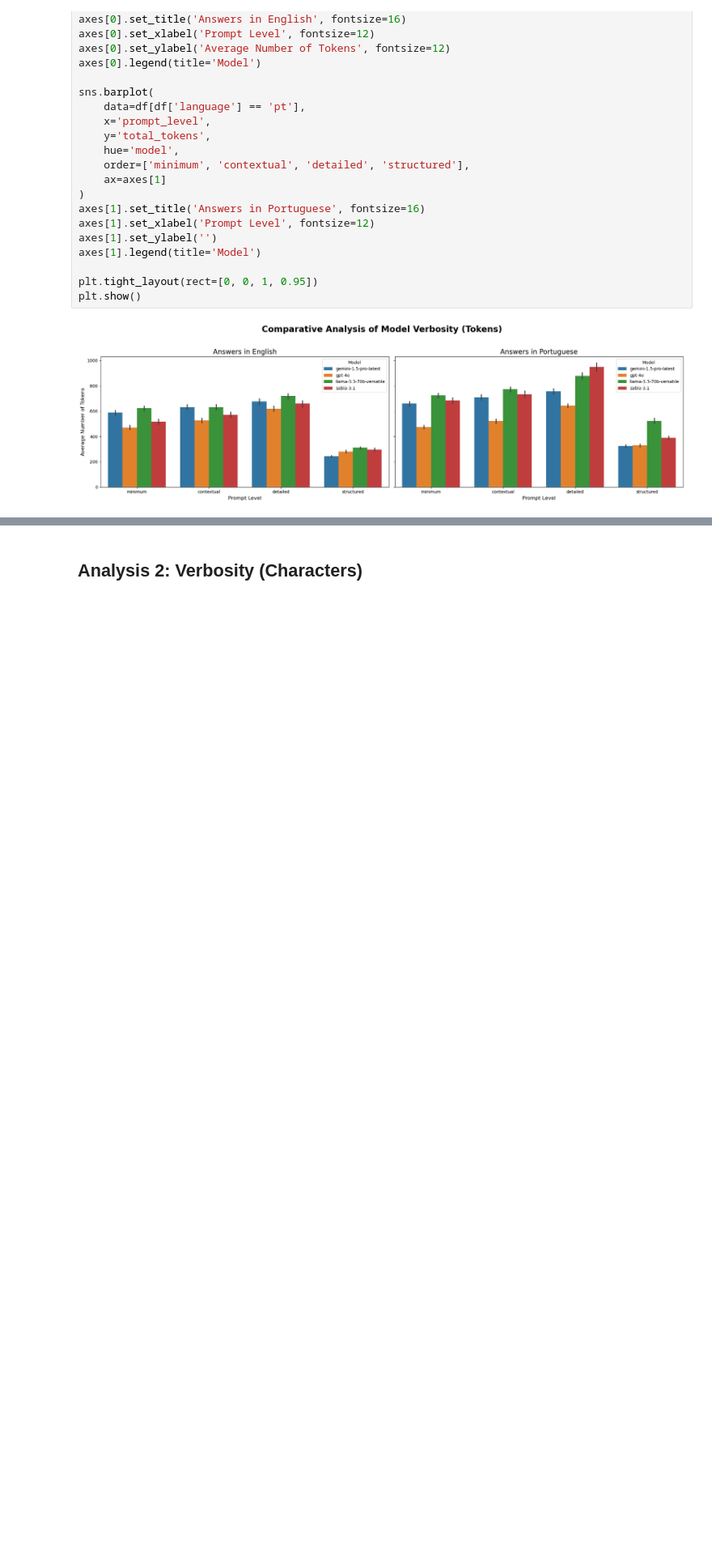
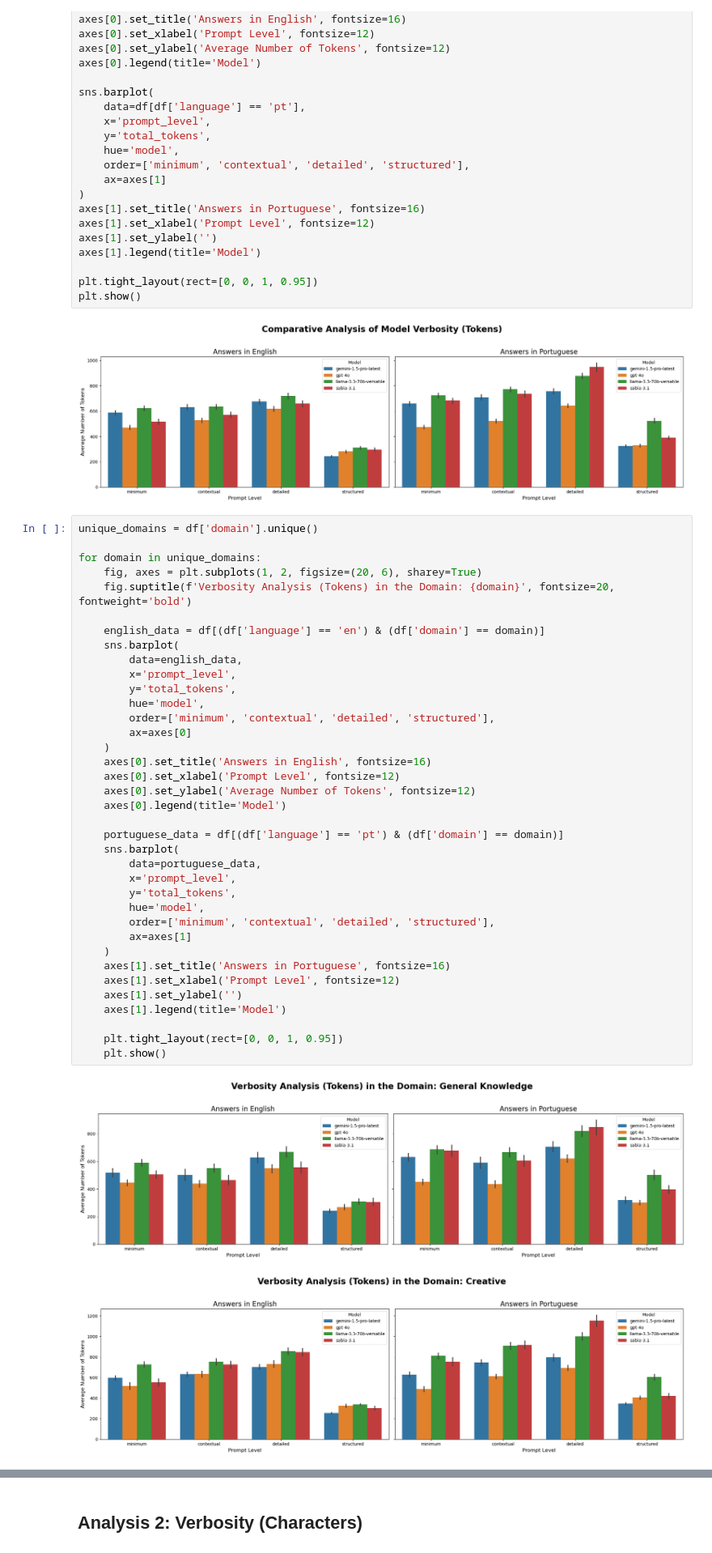
Before and after one commit to laysearaujo/cross-lingual-prompt-analysis, a Jupyter notebook: 2_preliminary_analysis.ipynb, the cells around one changed output, grey strips where cells are left out. Shown at 81% size. Cells and saved outputs as stored; diff of their text form; blank space fills up the shorter version.

```diff
--- a/2_preliminary_analysis.ipynb
+++ b/2_preliminary_analysis.ipynb
@@ -99,3 +99,43 @@ plt.tight_layout(rect=[0, 0, 1, 0.95])
 plt.show()
 # %% [output]
 [figure]
+# %%
+unique_domains = df['domain'].unique()
+
+for domain in unique_domains:
+    fig, axes = plt.subplots(1, 2, figsize=(20, 6), sharey=True)
+    fig.suptitle(f'Verbosity Analysis (Tokens) in the Domain: {domain}', fontsize=20, fontweight='bold')
+
+    english_data = df[(df['language'] == 'en') & (df['domain'] == domain)]
+    sns.barplot(
+        data=english_data,
+        x='prompt_level',
+        y='total_tokens',
+        hue='model',
+        order=['minimum', 'contextual', 'detailed', 'structured'],
+        ax=axes[0]
+    )
+    axes[0].set_title('Answers in English', fontsize=16)
+    axes[0].set_xlabel('Prompt Level', fontsize=12)
+    axes[0].set_ylabel('Average Number of Tokens', fontsize=12)
+    axes[0].legend(title='Model')
+
+    portuguese_data = df[(df['language'] == 'pt') & (df['domain'] == domain)]
+    sns.barplot(
+        data=portuguese_data,
+        x='prompt_level',
+        y='total_tokens',
+        hue='model',
+        order=['minimum', 'contextual', 'detailed', 'structured'],
+        ax=axes[1]
+    )
+    axes[1].set_title('Answers in Portuguese', fontsize=16)
+    axes[1].set_xlabel('Prompt Level', fontsize=12)
+    axes[1].set_ylabel('')
+    axes[1].legend(title='Model')
+
+    plt.tight_layout(rect=[0, 0, 1, 0.95])
+    plt.show()
+# %% [output]
+[figure, added]
+[figure, added]
```
Also changed, not shown: parts of 13 cells of this notebook.
